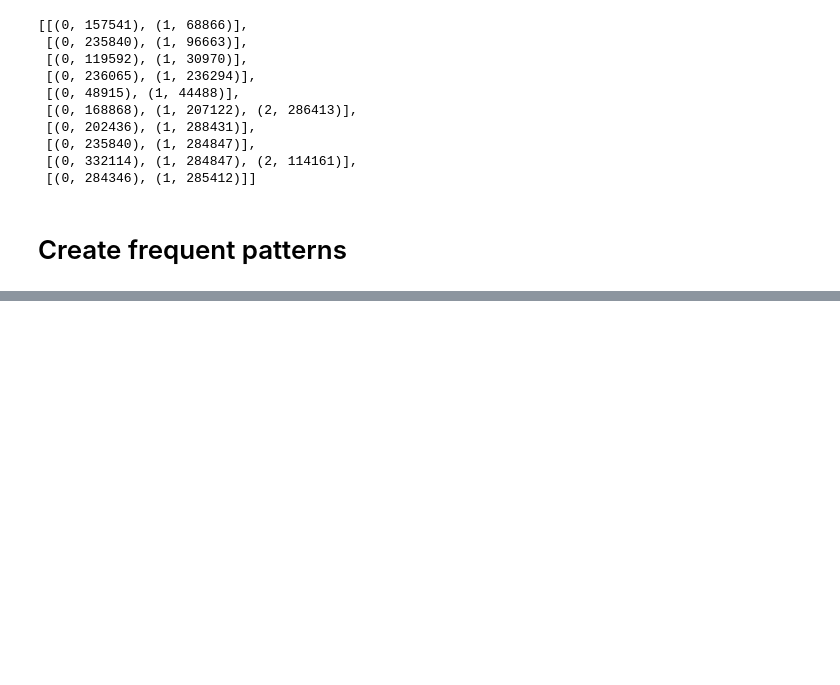
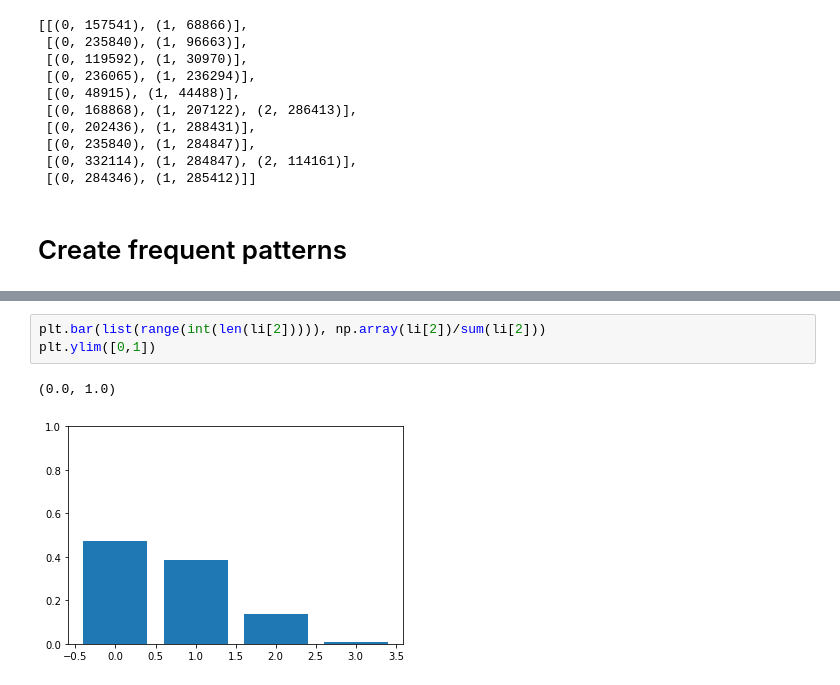
Before and after one commit to finloop/data-science-notebooks, a Jupyter notebook: user_interactions/freqency_analysis.ipynb, the cells around one changed output, grey strips where cells are left out. Cells and saved outputs as stored; diff of their text form; blank space fills up the shorter version.

```diff
--- a/user_interactions/freqency_analysis.ipynb
+++ b/user_interactions/freqency_analysis.ipynb
@@ -93,0 +140,6 @@ df3
+# %%
+plt.bar(list(range(int(len(li[2])))), np.array(li[2])/sum(li[2]))
+plt.ylim([0,1])
+# %% [output]
+(0.0, 1.0)
+[figure, added]
```
Also changed, not shown: parts of 34 cells of this notebook.
